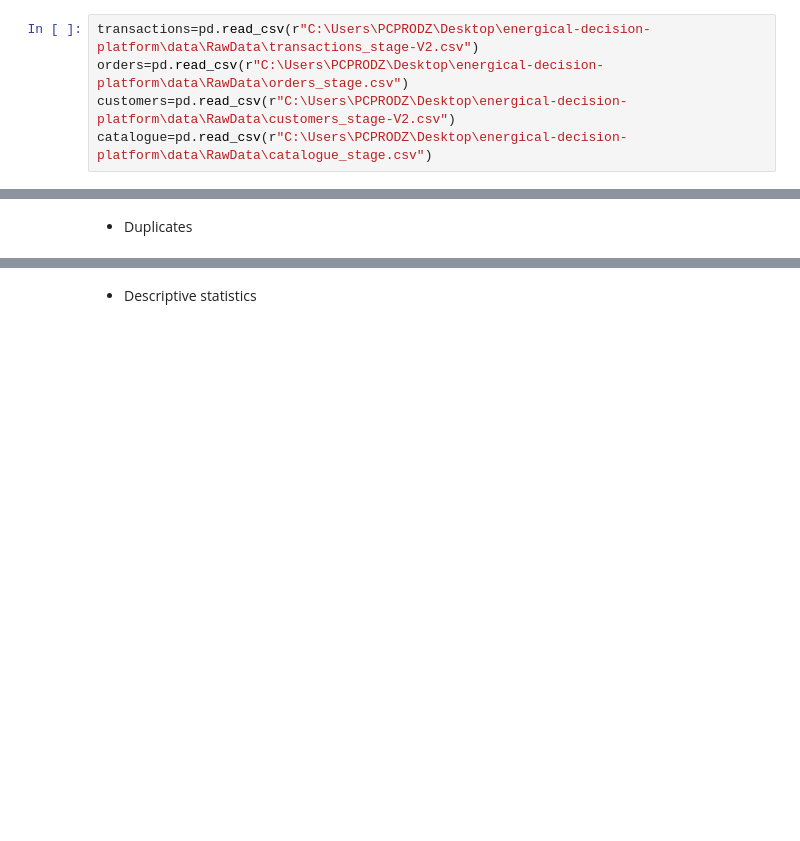
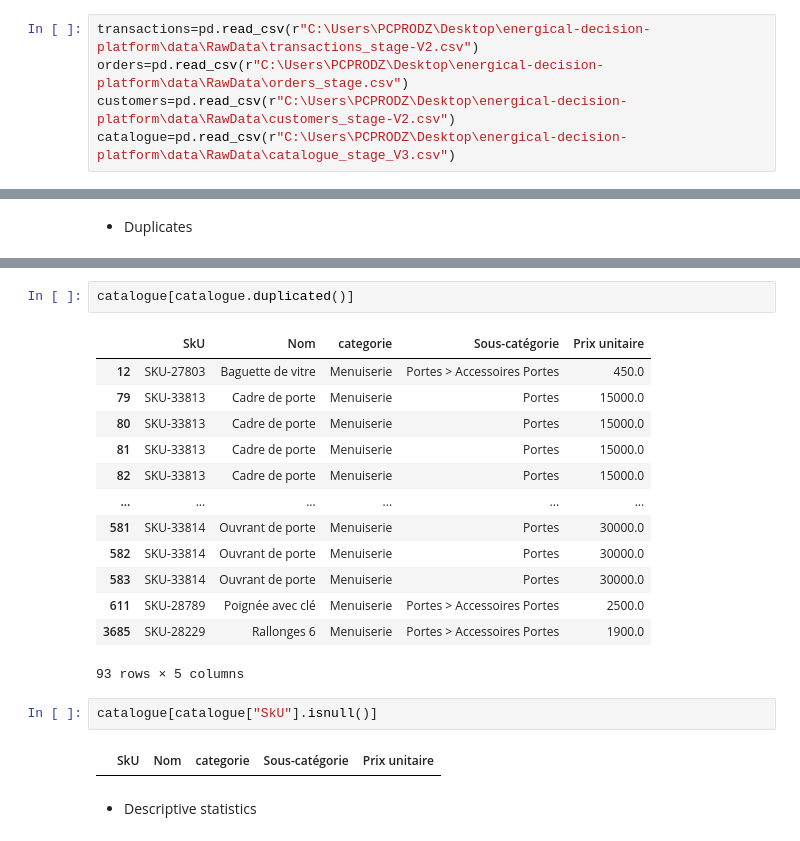
Before and after one commit to serene-b/energical-decision-platform, a Jupyter notebook: pipeline/Notebooks/01_data_profiling.ipynb, the cells around one changed output, grey strips where cells are left out. Cells and saved outputs as stored; diff of their text form; blank space fills up the shorter version.

```diff
--- a/pipeline/Notebooks/01_data_profiling.ipynb
+++ b/pipeline/Notebooks/01_data_profiling.ipynb
@@ -16,7 +16,7 @@ import pandas as pd
 transactions=pd.read_csv(r"C:\Users\PCPRODZ\Desktop\energical-decision-platform\data\RawData\transactions_stage-V2.csv")
 orders=pd.read_csv(r"C:\Users\PCPRODZ\Desktop\energical-decision-platform\data\RawData\orders_stage.csv")
 customers=pd.read_csv(r"C:\Users\PCPRODZ\Desktop\energical-decision-platform\data\RawData\customers_stage-V2.csv")
-catalogue=pd.read_csv(r"C:\Users\PCPRODZ\Desktop\energical-decision-platform\data\RawData\catalogue_stage.csv")
+catalogue=pd.read_csv(r"C:\Users\PCPRODZ\Desktop\energical-decision-platform\data\RawData\catalogue_stage_V3.csv")
 # %%
 datasets = {
     "Transactions": transactions,
@@ -57,3 +106,23 @@ for name, df in datasets.items():
+# %%
+catalogue[catalogue.duplicated()]
+# %% [output]
+|  | SkU | Nom | categorie | Sous-catégorie | Prix unitaire |
+| 12 | SKU-27803 | Baguette de vitre | Menuiserie | Portes > Accessoires Portes | 450.0 |
+| 79 | SKU-33813 | Cadre de porte | Menuiserie | Portes | 15000.0 |
+| 80 | SKU-33813 | Cadre de porte | Menuiserie | Portes | 15000.0 |
+| 81 | SKU-33813 | Cadre de porte | Menuiserie | Portes | 15000.0 |
+| 82 | SKU-33813 | Cadre de porte | Menuiserie | Portes | 15000.0 |
+| ... | ... | ... | ... | ... | ... |
+| 581 | SKU-33814 | Ouvrant de porte | Menuiserie | Portes | 30000.0 |
+| 582 | SKU-33814 | Ouvrant de porte | Menuiserie | Portes | 30000.0 |
+| 583 | SKU-33814 | Ouvrant de porte | Menuiserie | Portes | 30000.0 |
+| 611 | SKU-28789 | Poignée avec clé | Menuiserie | Portes > Accessoires Portes | 2500.0 |
+| 3685 | SKU-28229 | Rallonges 6 | Menuiserie | Portes > Accessoires Portes | 1900.0 |
+93 rows × 5 columns
+# %%
+catalogue[catalogue["SkU"].isnull()]
+# %% [output]
+|  | SkU | Nom | categorie | Sous-catégorie | Prix unitaire |
 # %% [markdown]
 - Descriptive statistics
 # %%
```
Also changed, not shown: parts of 7 cells of this notebook, 3 other files.
